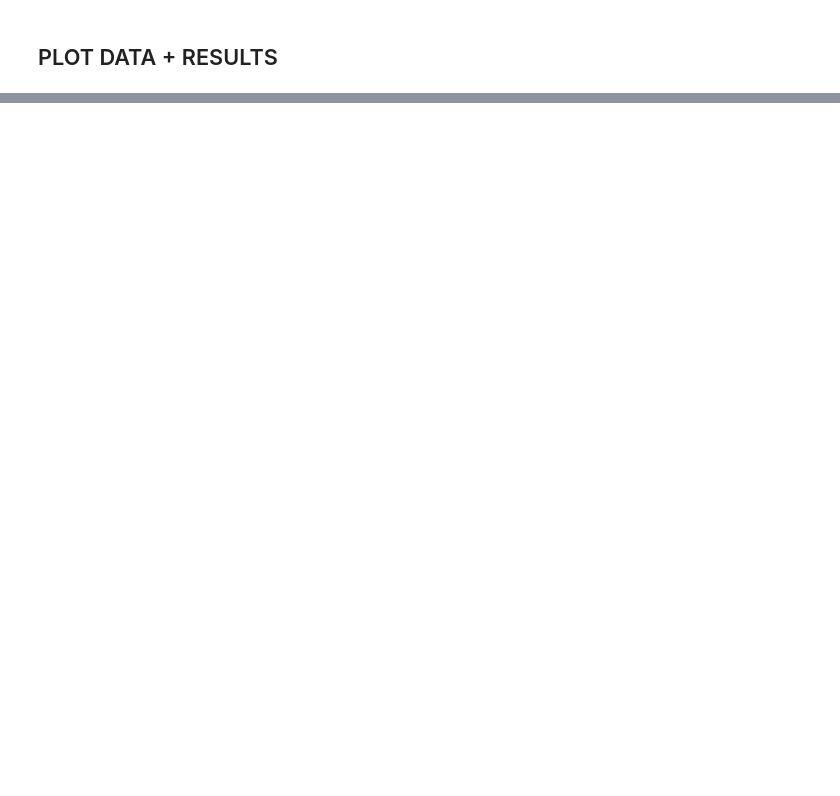
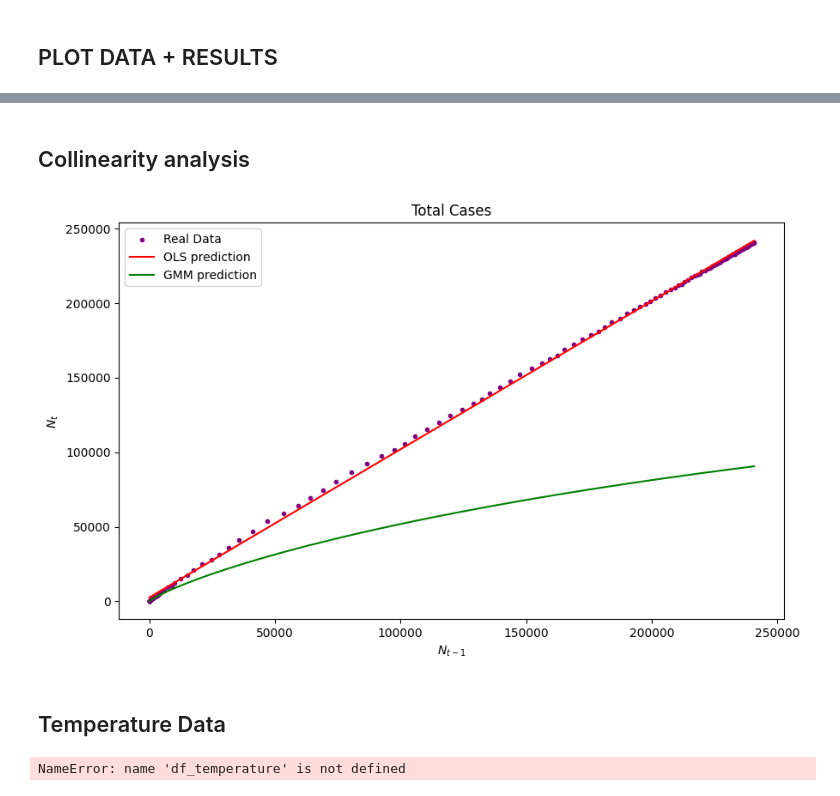
Before and after one commit to Naarsk/Economics, a Jupyter notebook: Econometrics/Coronavirus/coronav.ipynb, the cells around one changed output, grey strips where cells are left out. Saved outputs shown, nothing was run; the diff lists cells and outputs as text; code cells hidden in the pictures; blank space fills up the shorter version.

```diff
--- a/Econometrics/Coronavirus/coronav.ipynb
+++ b/Econometrics/Coronavirus/coronav.ipynb
@@ -214,0 +220,38 @@ plt.show()
+# %% [markdown]
+## Collinearity analysis
+# %%
+from Econometrics.Coronavirus.code.read_data import dta
+import statsmodels.api as sm
+import matplotlib.pyplot as plt
+
+y = dta["Cumulative_cases"]
+x = dta["Cumulative_cases_lag_1"]
+
+# Add a constant to the independent value
+x = sm.add_constant(x)
+
+# Fit the model
+model = sm.OLS(y, x).fit()
+
+# Get the predicted values
+y_pred = model.predict(x)
+
+alpha_1 = 4.7 #1+(1-beta_1)/epsilon
+alpha_2 = -2.7 # -beta_0/epsilon
+epsilon = 0.038 #epsilon
+
+y_pred_2 = alpha_1*x[x.columns[1]]+ alpha_2*x[x.columns[1]]**(1+epsilon)
+
+plt.figure(figsize=(10, 6))
+
+plt.scatter(x[x.columns[1]], y, marker='.', label='Real Data', color = 'purple')
+plt.plot(x[x.columns[1]], y_pred, label='OLS prediction', color='red')
+plt.plot(x[x.columns[1]], y_pred_2, label='GMM prediction', color ='green')
+
+plt.ylabel(r'$N_t$')
+plt.xlabel(r'$N_{t-1}$')
+plt.title('Total Cases')
+plt.legend()
+plt.show()
+# %% [output]
+[figure, added]
@@ -214,0 +316,2 @@ plt.show()
+# %% [markdown]
+## Temperature Data
@@ -214,0 +346,5 @@ plt.show()
+# %%
+# Salva il dataset in un file CSV (opzionale)
+df_temperature.to_csv("temperature_medi_italia_2020_1-6.csv", index=False)
+# %% [output]
+NameError: name 'df_temperature' is not defined
```
Also changed, not shown: parts of 21 cells of this notebook, 25 other files.
